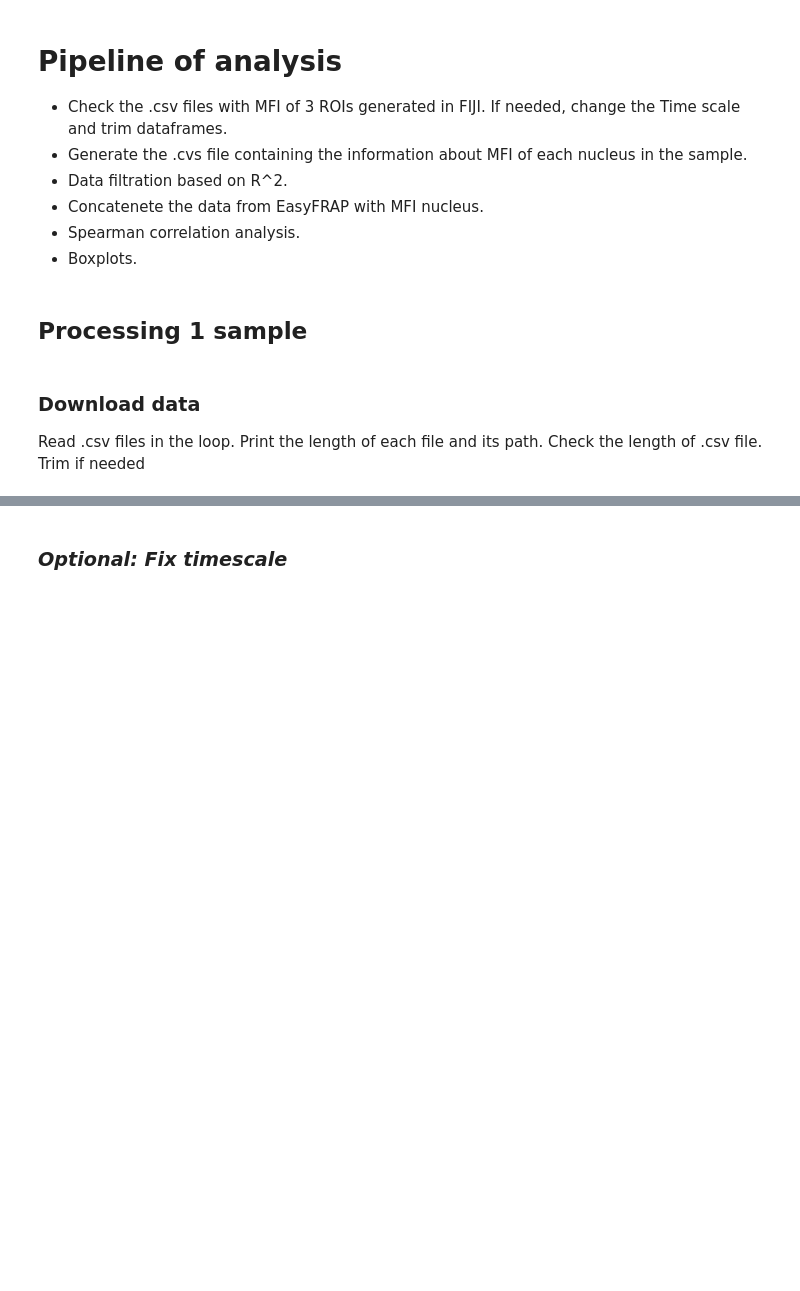
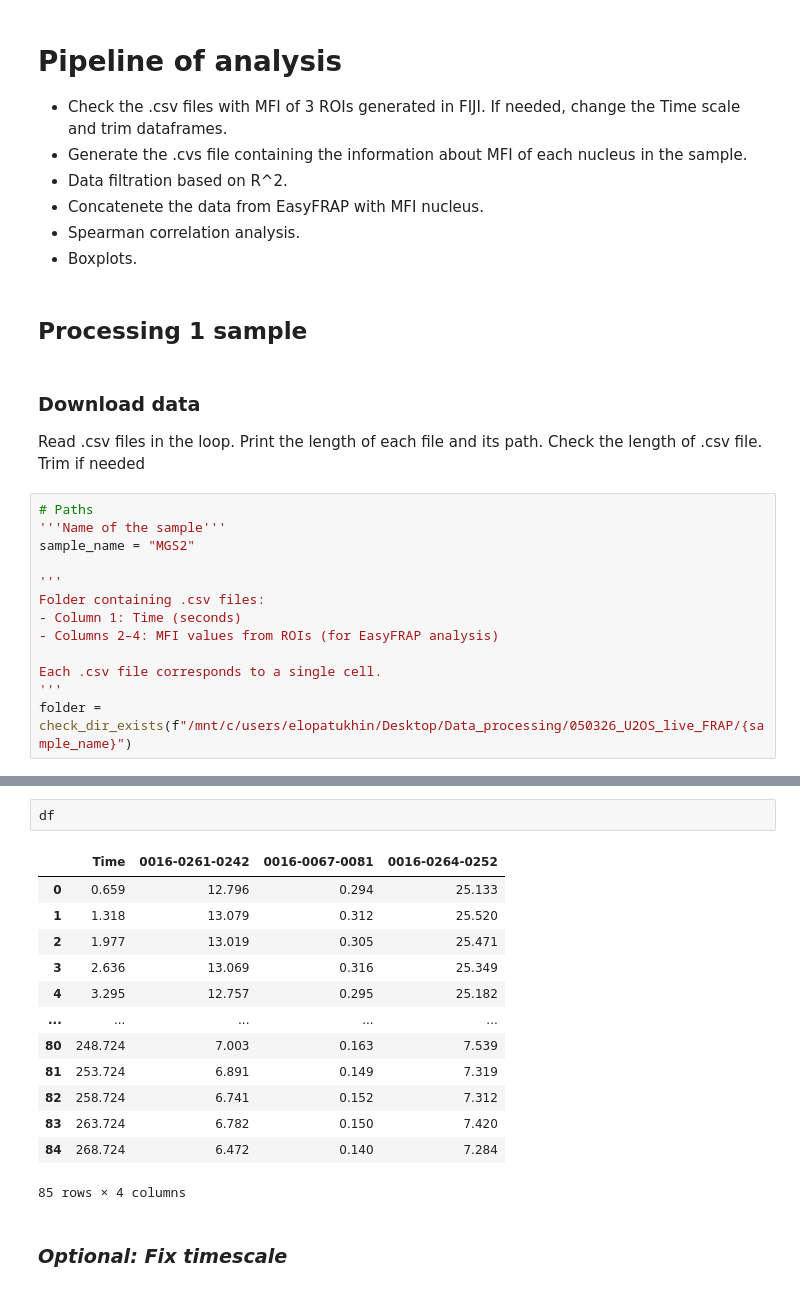
Before and after one commit to Lopatushka/LLPS, a Jupyter notebook: FRAP_graphs.ipynb, the cells around one changed output, grey strips where cells are left out. Drawn from its saved outputs; the diff is of its cells as text; blank space fills up the shorter version.

```diff
--- a/FRAP_graphs.ipynb
+++ b/FRAP_graphs.ipynb
@@ -135,4 +135,17 @@ def beautiful_boxplot(
 ### Download data
 Read .csv files in the loop. Print the length of each file and its path.
 Check the length of .csv file. Trim if needed
+# %%
+# Paths
+'''Name of the sample'''
+sample_name = "MGS2"
+
+'''
+Folder containing .csv files:
+- Column 1: Time (seconds)
+- Columns 2–4: MFI values from ROIs (for EasyFRAP analysis)
+
+Each .csv file corresponds to a single cell.
+'''
+folder = check_dir_exists(f"/mnt/c/users/elopatukhin/Desktop/Data_processing/050326_U2OS_live_FRAP/{sample_name}")
 # %%
@@ -151,3 +187,19 @@ print(f"Loaded {len(dfs)} files.")
+# %%
+df
+# %% [output]
+|  | Time | 0016-0261-0242 | 0016-0067-0081 | 0016-0264-0252 |
+| 0 | 0.659 | 12.796 | 0.294 | 25.133 |
+| 1 | 1.318 | 13.079 | 0.312 | 25.520 |
+| 2 | 1.977 | 13.019 | 0.305 | 25.471 |
+| 3 | 2.636 | 13.069 | 0.316 | 25.349 |
+| 4 | 3.295 | 12.757 | 0.295 | 25.182 |
+| ... | ... | ... | ... | ... |
+| 80 | 248.724 | 7.003 | 0.163 | 7.539 |
+| 81 | 253.724 | 6.891 | 0.149 | 7.319 |
+| 82 | 258.724 | 6.741 | 0.152 | 7.312 |
+| 83 | 263.724 | 6.782 | 0.150 | 7.420 |
+| 84 | 268.724 | 6.472 | 0.140 | 7.284 |
+85 rows × 4 columns
 # %% [markdown]
 ### *Optional: Fix timescale*
 # %%
```
Also changed, not shown: parts of 16 cells of this notebook.
